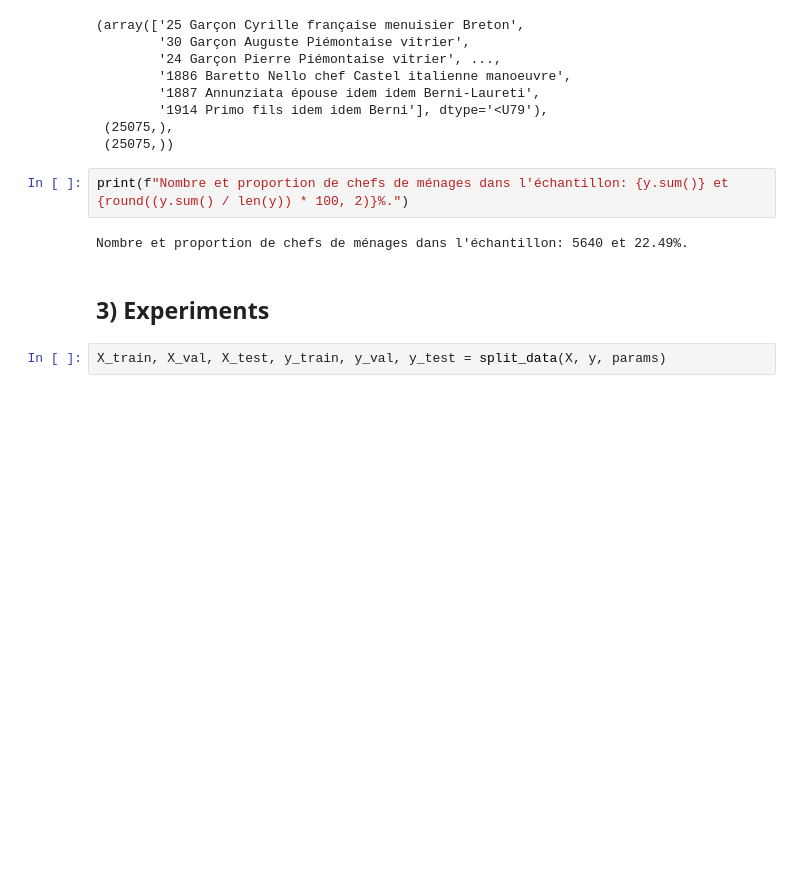
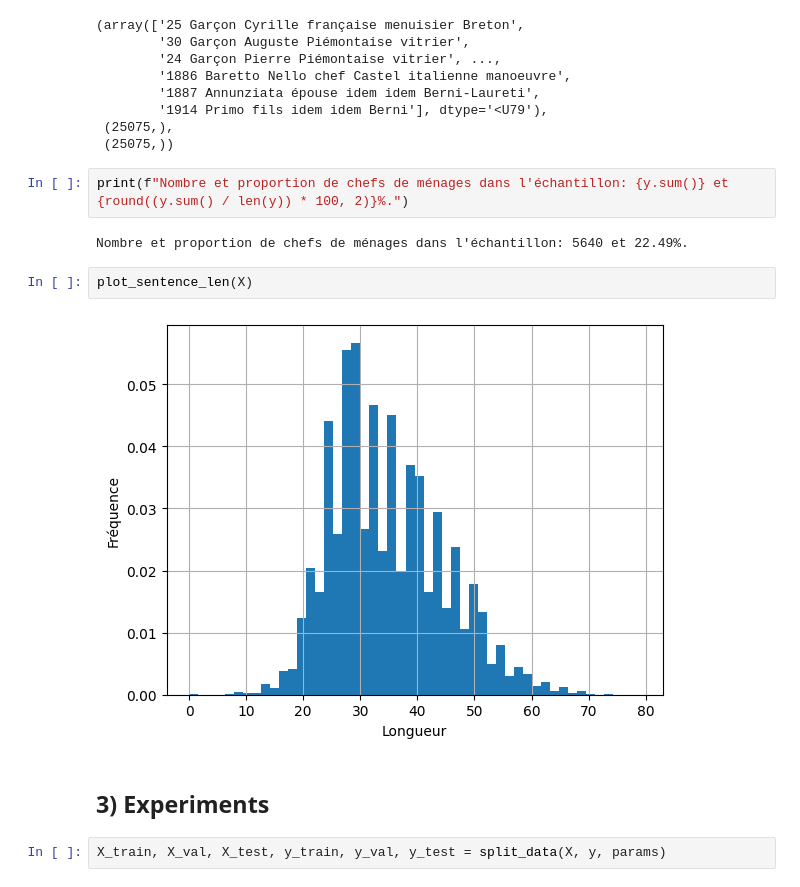
Before and after one commit to JulesBrable/NLP, a Jupyter notebook: analysis.ipynb, the cells around one changed output. Cells and saved outputs as stored; diff of their text form; blank space fills up the shorter version.

```diff
--- a/analysis.ipynb
+++ b/analysis.ipynb
@@ -191,6 +191,10 @@ X, X.shape, y.shape
 print(f"Nombre et proportion de chefs de ménages dans l'échantillon: {y.sum()} et {round((y.sum() / len(y)) * 100, 2)}%.")
 # %% [output]
 Nombre et proportion de chefs de ménages dans l'échantillon: 5640 et 22.49%.
+# %%
+plot_sentence_len(X)
+# %% [output]
+[figure, added]
 # %% [markdown]
 ## 3) Experiments
 # %%
```
Also changed, not shown: parts of 9 cells of this notebook.
